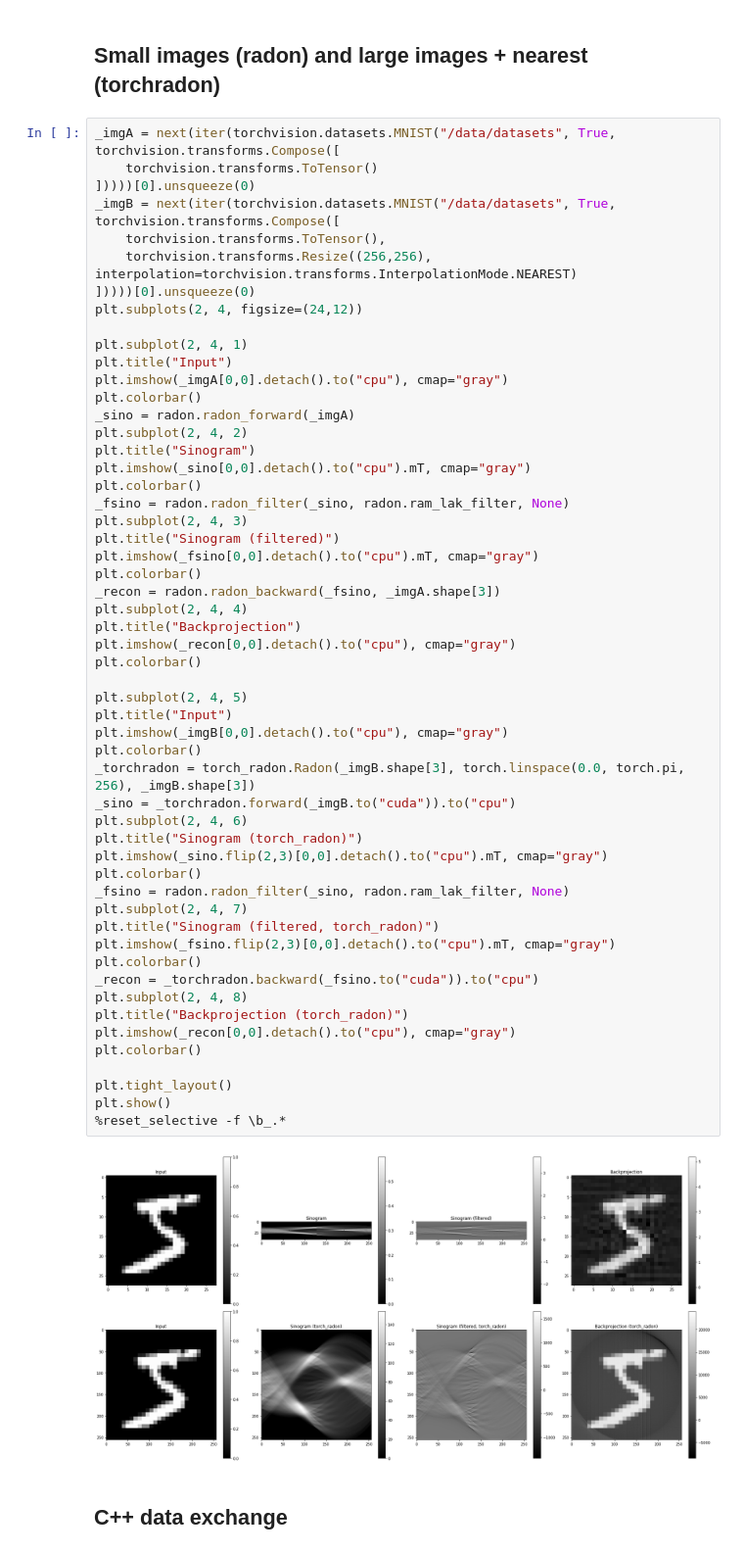
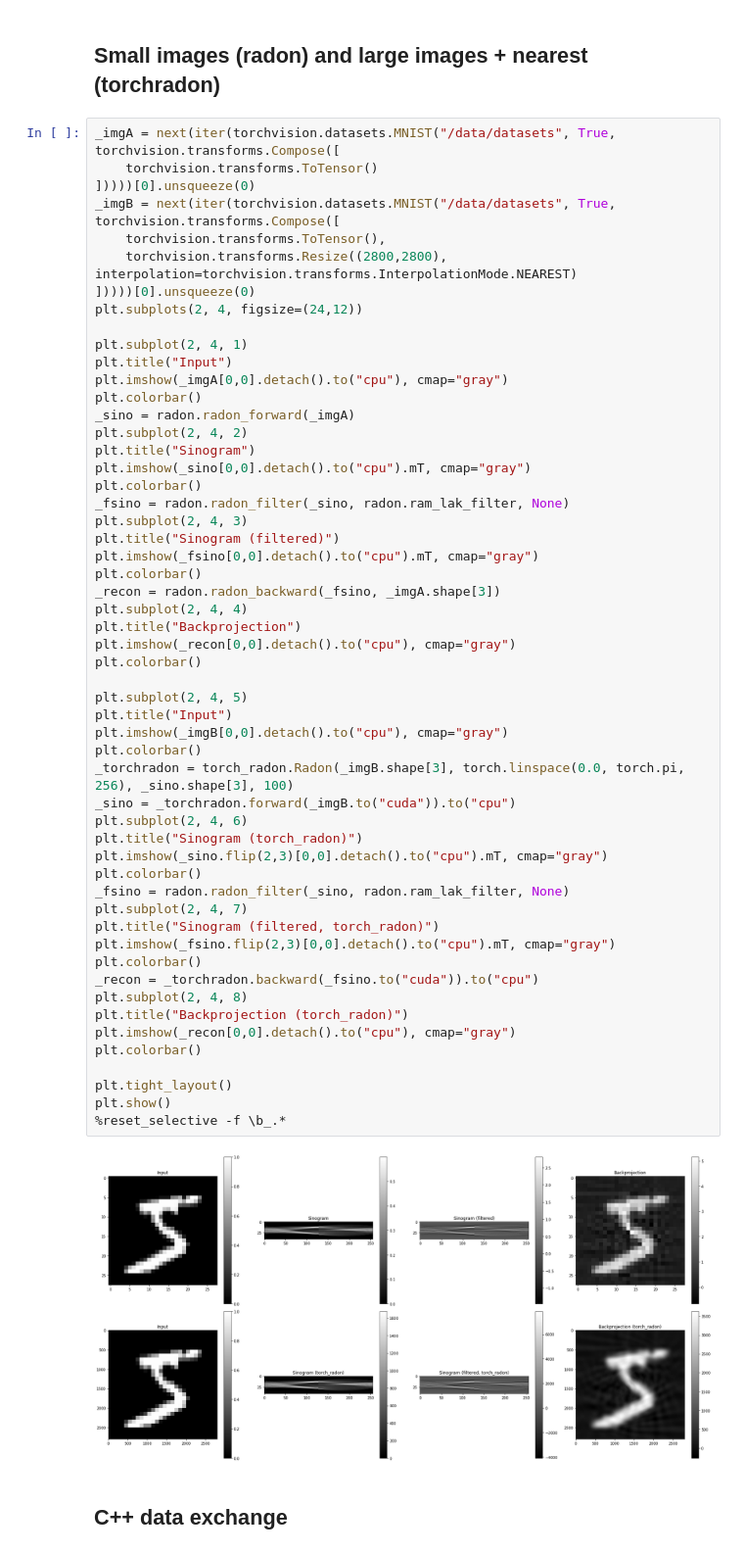
Before and after one commit to AlexanderAuras/radon, a Jupyter notebook: mnist_examples.ipynb, the cells around one changed output. Shown at 98% size. Cells and saved outputs as stored; diff of their text form.

```diff
--- a/mnist_examples.ipynb
+++ b/mnist_examples.ipynb
@@ -203,7 +161,7 @@ _imgA = next(iter(torchvision.datasets.MNIST("/data/datasets", True, torchvision
 ]))))[0].unsqueeze(0)
 _imgB = next(iter(torchvision.datasets.MNIST("/data/datasets", True, torchvision.transforms.Compose([
     torchvision.transforms.ToTensor(),
-    torchvision.transforms.Resize((256,256), interpolation=torchvision.transforms.InterpolationMode.NEAREST)
+    torchvision.transforms.Resize((2800,2800), interpolation=torchvision.transforms.InterpolationMode.NEAREST)
 ]))))[0].unsqueeze(0)
 plt.subplots(2, 4, figsize=(24,12))
 
@@ -224,35 +182,35 @@ plt.colorbar()
 _recon = radon.radon_backward(_fsino, _imgA.shape[3])
 plt.subplot(2, 4, 4)
 plt.title("Backprojection")
 plt.imshow(_recon[0,0].detach().to("cpu"), cmap="gray")
 plt.colorbar()
 
 plt.subplot(2, 4, 5)
 plt.title("Input")
 plt.imshow(_imgB[0,0].detach().to("cpu"), cmap="gray")
 plt.colorbar()
-_torchradon = torch_radon.Radon(_imgB.shape[3], torch.linspace(0.0, torch.pi, 256), _imgB.shape[3])
+_torchradon = torch_radon.Radon(_imgB.shape[3], torch.linspace(0.0, torch.pi, 256), _sino.shape[3], 100)
 _sino = _torchradon.forward(_imgB.to("cuda")).to("cpu")
 plt.subplot(2, 4, 6)
 plt.title("Sinogram (torch_radon)")
 plt.imshow(_sino.flip(2,3)[0,0].detach().to("cpu").mT, cmap="gray")
 plt.colorbar()
 _fsino = radon.radon_filter(_sino, radon.ram_lak_filter, None)
 plt.subplot(2, 4, 7)
 plt.title("Sinogram (filtered, torch_radon)")
 plt.imshow(_fsino.flip(2,3)[0,0].detach().to("cpu").mT, cmap="gray")
 plt.colorbar()
 _recon = _torchradon.backward(_fsino.to("cuda")).to("cpu")
 plt.subplot(2, 4, 8)
 plt.title("Backprojection (torch_radon)")
 plt.imshow(_recon[0,0].detach().to("cpu"), cmap="gray")
 plt.colorbar()
 
 plt.tight_layout()
 plt.show()
 %reset_selective -f \b_.*
 # %% [output]
-[figure, old version]
+[figure, new version]
 # %% [markdown]
 ## C++ data exchange
 # %% [markdown]
```
Also changed, not shown: parts of 7 cells of this notebook, 5 other files.
